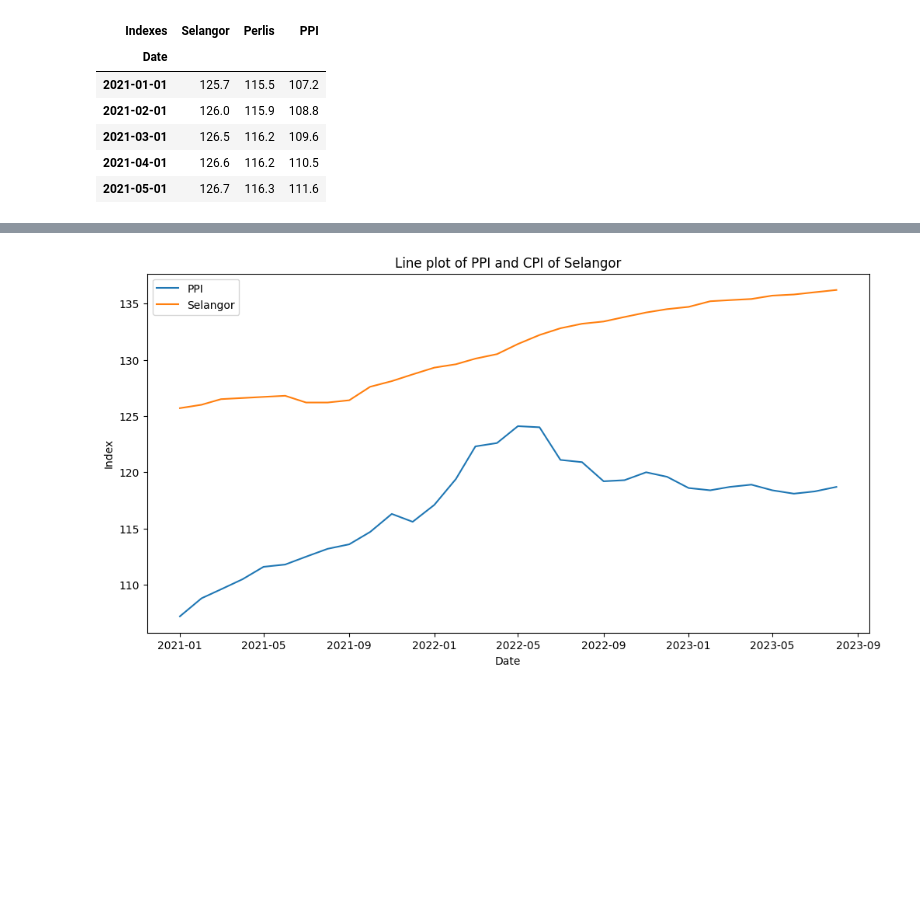
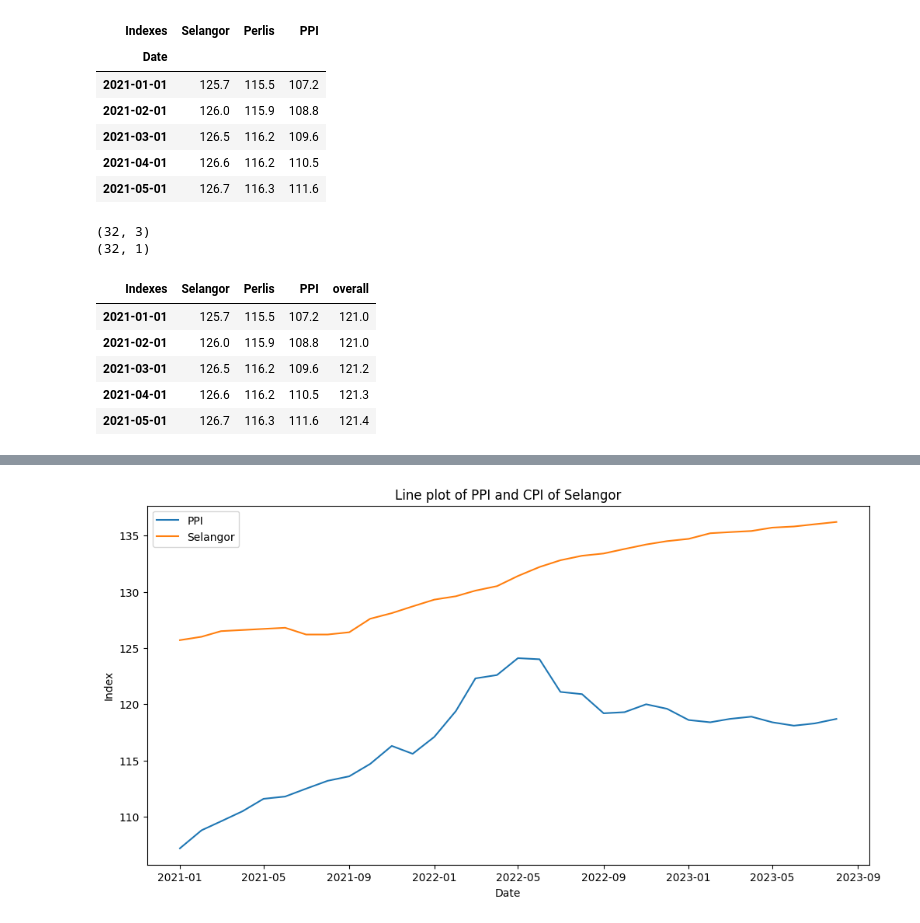
Before and after one commit to derrickgzq/fyp, a Jupyter notebook: fyp.ipynb, the cells around one changed output, grey strips where cells are left out. Drawn from its saved outputs; the diff is of its cells as text; code cells hidden in the pictures; blank space fills up the shorter version.

```diff
--- a/fyp.ipynb
+++ b/fyp.ipynb
@@ -367,5 +395,21 @@ dfs.head()
 | 2021-03-01 | 126.5 | 116.2 | 109.6 |
 | 2021-04-01 | 126.6 | 116.2 | 110.5 |
 | 2021-05-01 | 126.7 | 116.3 | 111.6 |
+# %%
+print(dfs.shape)
+print(df_cpi_only.shape)
+# %% [output]
+(32, 3)
+(32, 1)
+# %%
+merged_df = pd.concat([dfs, df_cpi_only],axis =1)
+merged_df.head()
+# %% [output]
+| Indexes | Selangor | Perlis | PPI | overall |
+| 2021-01-01 | 125.7 | 115.5 | 107.2 | 121.0 |
+| 2021-02-01 | 126.0 | 115.9 | 108.8 | 121.0 |
+| 2021-03-01 | 126.5 | 116.2 | 109.6 | 121.2 |
+| 2021-04-01 | 126.6 | 116.2 | 110.5 | 121.3 |
+| 2021-05-01 | 126.7 | 116.3 | 111.6 | 121.4 |
 # %%
 plt.figure(figsize = (12, 6))
```
Also changed, not shown: parts of 4 cells of this notebook.
